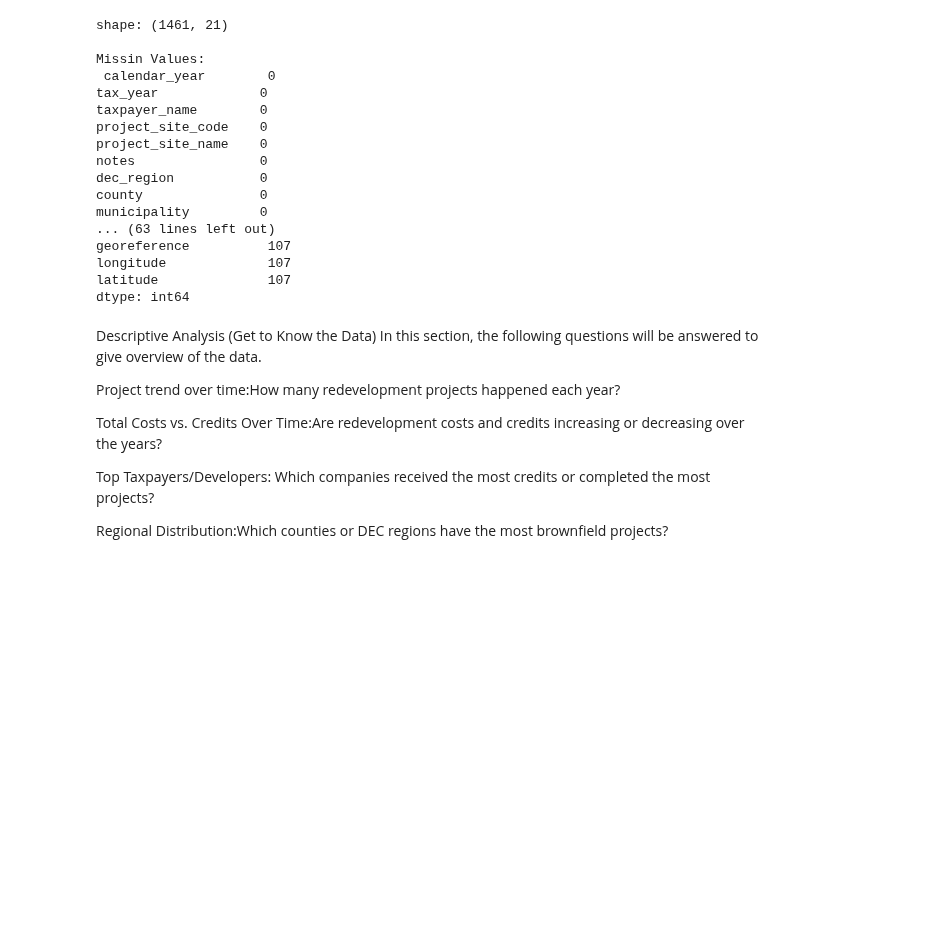
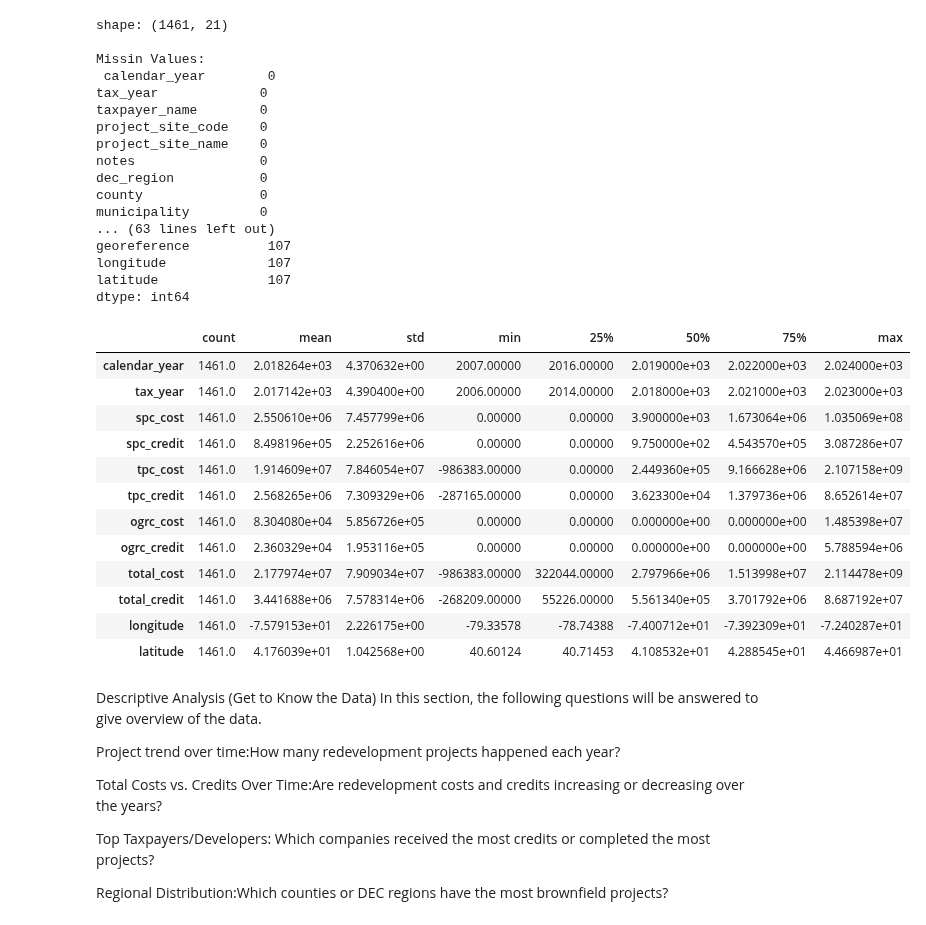
Before and after one commit to Medynal/thing, a Jupyter notebook: PRAC_I.ipynb, the cells around one changed output. Cells and saved outputs as stored; diff of their text form; code cells hidden in the pictures; blank space fills up the shorter version.

```diff
--- a/PRAC_I.ipynb
+++ b/PRAC_I.ipynb
@@ -245,6 +245,22 @@ dtype: int64
 # %%
 ##Save cleaned data
 brownfield_dffinal.to_csv('NYC_brownfields_cleaned.csv', index=False)
+# %%
+brownfield_dffinal.describe().T
+# %% [output]
+|  | count | mean | std | min | 25% | 50% | 75% | max |
+| calendar_year | 1461.0 | 2.018264e+03 | 4.370632e+00 | 2007.00000 | 2016.00000 | 2.019000e+03 | 2.022000e+03 | 2.024000e+03 |
+| tax_year | 1461.0 | 2.017142e+03 | 4.390400e+00 | 2006.00000 | 2014.00000 | 2.018000e+03 | 2.021000e+03 | 2.023000e+03 |
+| spc_cost | 1461.0 | 2.550610e+06 | 7.457799e+06 | 0.00000 | 0.00000 | 3.900000e+03 | 1.673064e+06 | 1.035069e+08 |
+| spc_credit | 1461.0 | 8.498196e+05 | 2.252616e+06 | 0.00000 | 0.00000 | 9.750000e+02 | 4.543570e+05 | 3.087286e+07 |
+| tpc_cost | 1461.0 | 1.914609e+07 | 7.846054e+07 | -986383.00000 | 0.00000 | 2.449360e+05 | 9.166628e+06 | 2.107158e+09 |
+| tpc_credit | 1461.0 | 2.568265e+06 | 7.309329e+06 | -287165.00000 | 0.00000 | 3.623300e+04 | 1.379736e+06 | 8.652614e+07 |
+| ogrc_cost | 1461.0 | 8.304080e+04 | 5.856726e+05 | 0.00000 | 0.00000 | 0.000000e+00 | 0.000000e+00 | 1.485398e+07 |
+| ogrc_credit | 1461.0 | 2.360329e+04 | 1.953116e+05 | 0.00000 | 0.00000 | 0.000000e+00 | 0.000000e+00 | 5.788594e+06 |
+| total_cost | 1461.0 | 2.177974e+07 | 7.909034e+07 | -986383.00000 | 322044.00000 | 2.797966e+06 | 1.513998e+07 | 2.114478e+09 |
+| total_credit | 1461.0 | 3.441688e+06 | 7.578314e+06 | -268209.00000 | 55226.00000 | 5.561340e+05 | 3.701792e+06 | 8.687192e+07 |
+| longitude | 1461.0 | -7.579153e+01 | 2.226175e+00 | -79.33578 | -78.74388 | -7.400712e+01 | -7.392309e+01 | -7.240287e+01 |
+| latitude | 1461.0 | 4.176039e+01 | 1.042568e+00 | 40.60124 | 40.71453 | 4.108532e+01 | 4.288545e+01 | 4.466987e+01 |
 # %% [markdown]
 Descriptive Analysis (Get to Know the Data)
 In this section, the following questions will be answered to give overview of the data.
```
Also changed, not shown: parts of 1 cell of this notebook.
